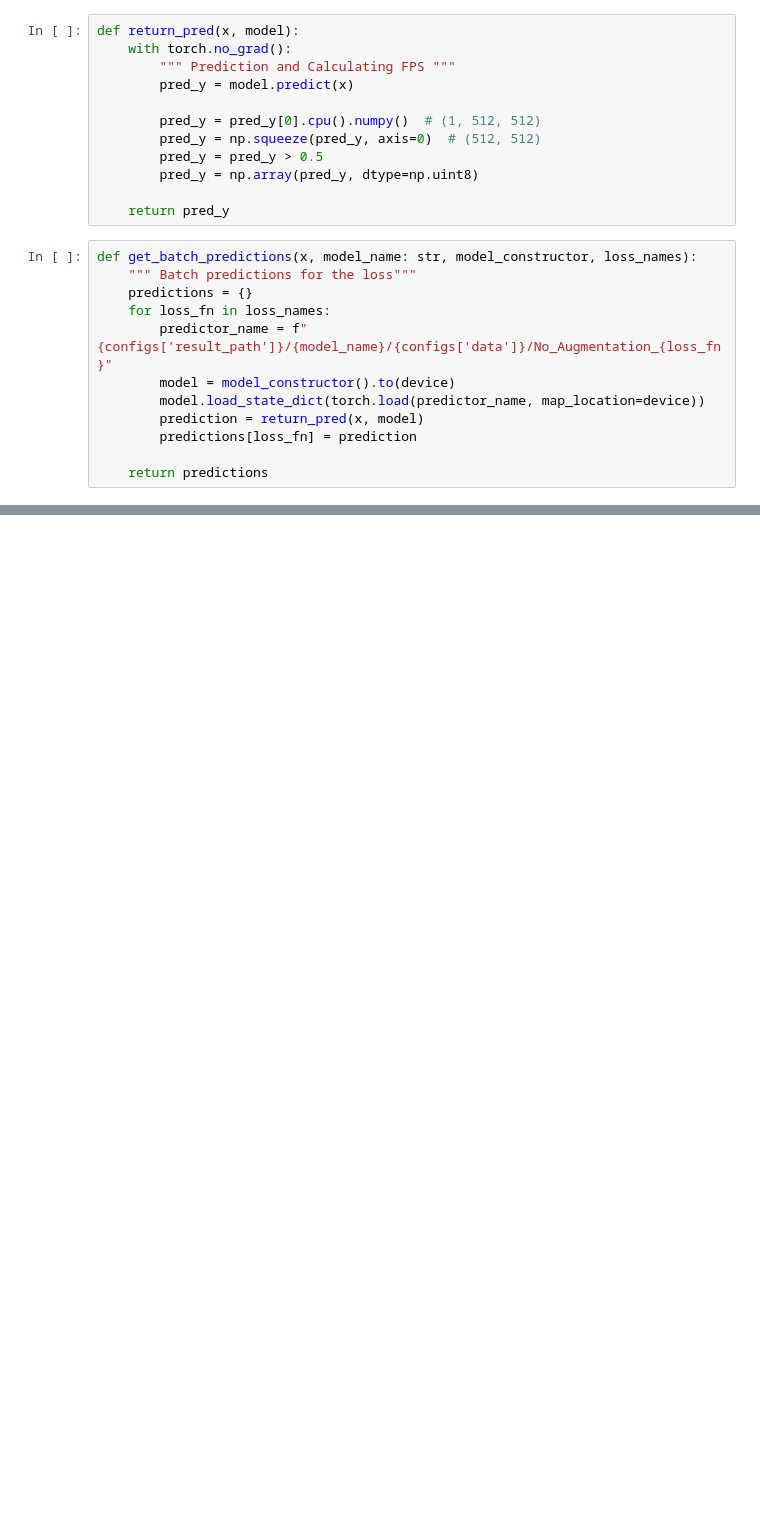
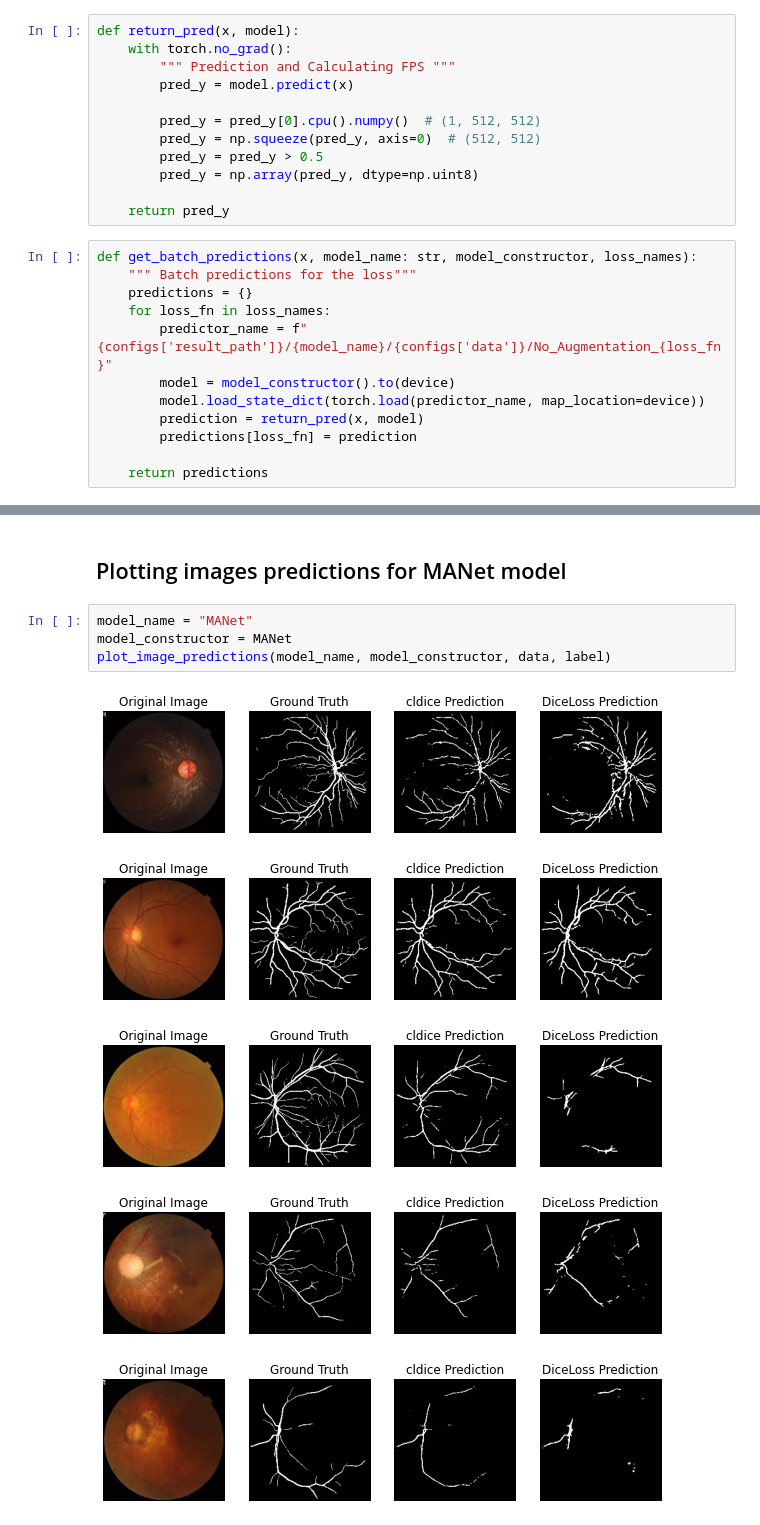
Before and after one commit to jerofad/Retinal_Vessel_Segmentation, a Jupyter notebook: visualize_results.ipynb, the cells around one changed output, grey strips where cells are left out. Saved outputs shown, nothing was run; the diff lists cells and outputs as text; blank space fills up the shorter version.

```diff
--- a/visualize_results.ipynb
+++ b/visualize_results.ipynb
@@ -114,0 +129,12 @@ for i, (x, y) in enumerate(zip(data, label)):
+# %% [markdown]
+## Plotting images predictions for MANet model
+# %%
+model_name = "MANet"
+model_constructor = MANet
+plot_image_predictions(model_name, model_constructor, data, label)
+# %% [output]
+[figure, added]
+[figure, added]
+[figure, added]
+[figure, added]
+[figure, added]
```
Also changed, not shown: parts of 8 cells of this notebook.
